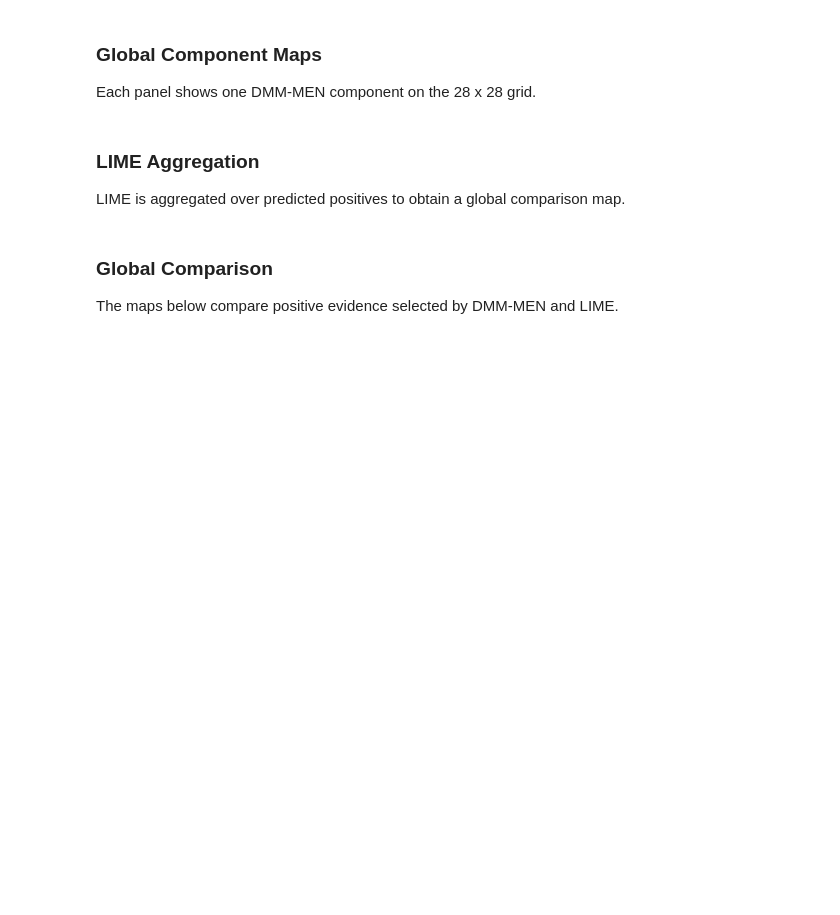
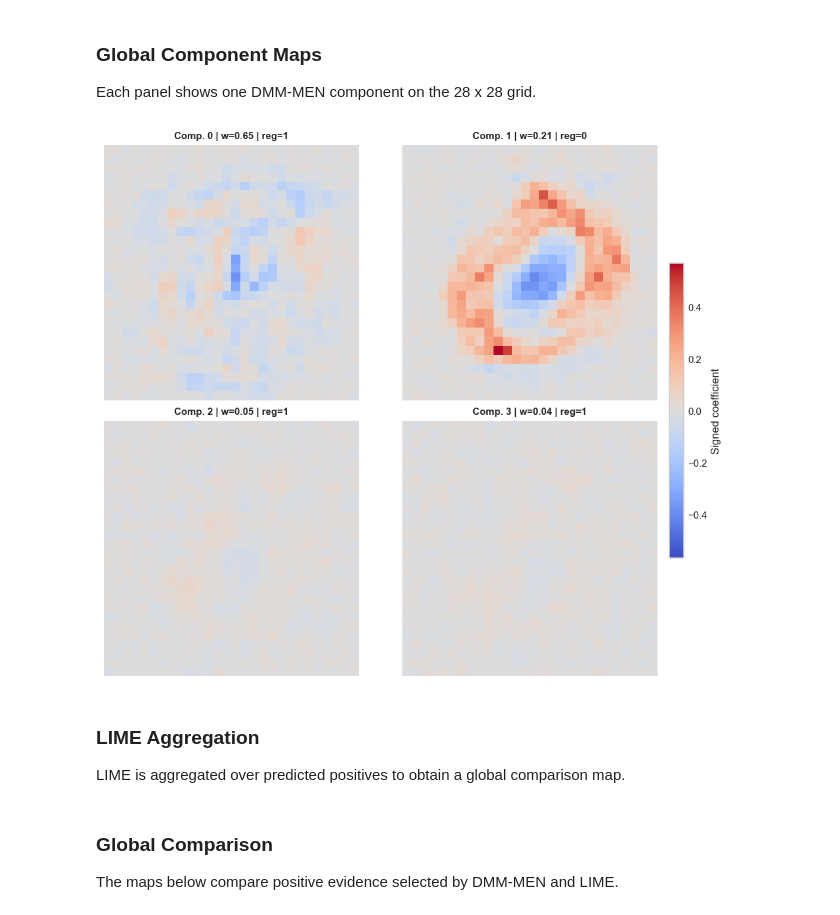
Before and after one commit to Vehils-Vinals/DL_DMM_MEM, a Jupyter notebook: mnist_dmm_men_colab.ipynb, the cells around one changed output. Saved outputs shown, nothing was run; the diff lists cells and outputs as text; code cells hidden in the pictures; blank space fills up the shorter version.

```diff
--- a/mnist_dmm_men_colab.ipynb
+++ b/mnist_dmm_men_colab.ipynb
@@ -177,21 +209,23 @@ plt.show()
 Each panel shows one DMM-MEN component on the 28 x 28 grid.
 # %%
 patterns = dmm_model.global_patterns(top_k=GLOBAL_TOP_K)
+patterns = sorted(patterns, key=lambda pattern: pattern["mixture_weight"], reverse=True)[:4]
 
-fig, axes = plt.subplots(2, 4, figsize=(16, 8))
+fig, axes = plt.subplots(2, 2, figsize=(8.4, 7.0), constrained_layout=True)
 vmax = max(float(np.max(np.abs(pattern["heatmap"]))) for pattern in patterns)
 for ax, pattern in zip(axes.ravel(), patterns):
     heat = ax.imshow(pattern["heatmap"], cmap="coolwarm", vmin=-vmax, vmax=vmax)
     ax.set_title(
-        f"Component {pattern['component']} | weight = {pattern['mixture_weight']:.2f}\nElastic-net regime = {pattern['regime']}",
-        fontsize=10,
+        f"Comp. {pattern['component']} | w={pattern['mixture_weight']:.2f} | reg={pattern['regime']}",
+        fontsize=9,
     )
     ax.axis("off")
-fig.suptitle("Global DMM-MEN component patterns for the target-class logit", fontsize=16, y=1.02)
-cbar = fig.colorbar(heat, ax=axes.ravel().tolist(), fraction=0.025, pad=0.02)
-cbar.set_label("Signed coefficient value")
-plt.tight_layout()
+for ax in axes.ravel()[len(patterns):]:
+    ax.axis("off")
+add_shared_colorbar(fig, heat, axes, "Signed coefficient")
 plt.show()
+# %% [output]
+[figure, added]
 # %% [markdown]
 ### LIME Aggregation
 
```
Also changed, not shown: parts of 16 cells of this notebook, 6 other files.
